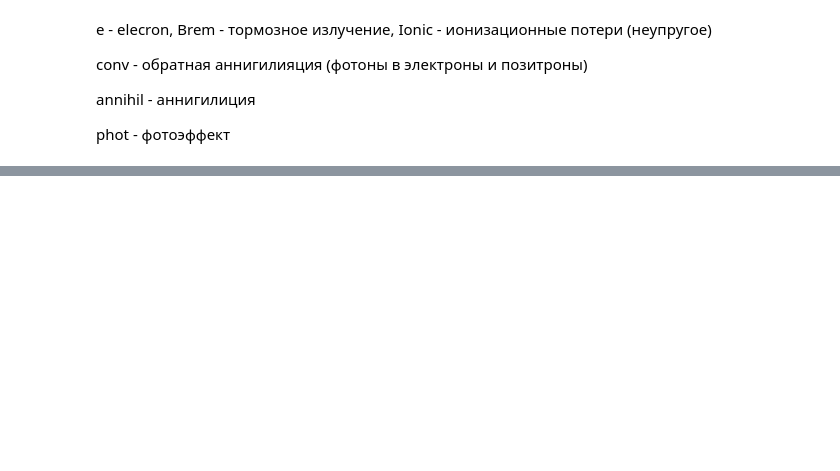
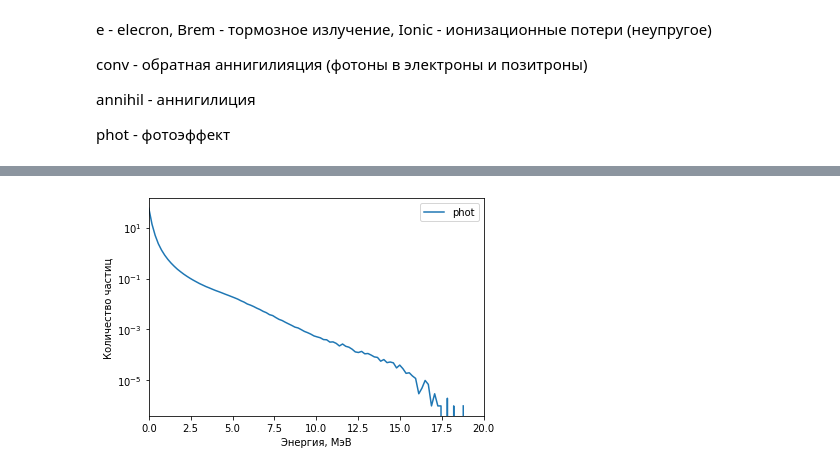
Before and after one commit to annndruha/Distribution-of-secondary-particles-in-tissue-equivalent-materials, a Jupyter notebook: model_cube/ParticlePlotter.ipynb, the cells around one changed output, grey strips where cells are left out. Drawn from its saved outputs; the diff is of its cells as text; code cells hidden in the pictures; blank space fills up the shorter version.

```diff
--- a/model_cube/ParticlePlotter.ipynb
+++ b/model_cube/ParticlePlotter.ipynb
@@ -92,0 +73,11 @@ plt.show()
+# %%
+n, e = np.histogram(filt['energy'], bins=100)
+plt.plot(e[:-1], n/10**6, label=process)
+plt.xlim([0, 20])
+plt.legend()
+plt.yscale('log')
+plt.ylabel('Количество частиц')
+plt.xlabel('Энергия, МэВ')
+plt.show()
+# %% [output]
+[figure, added]
```
Also changed, not shown: parts of 7 cells of this notebook, 4 other files.
